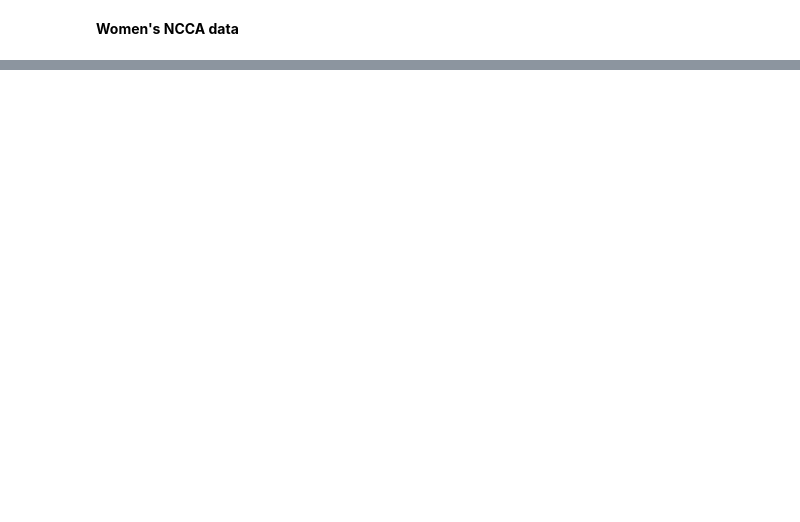
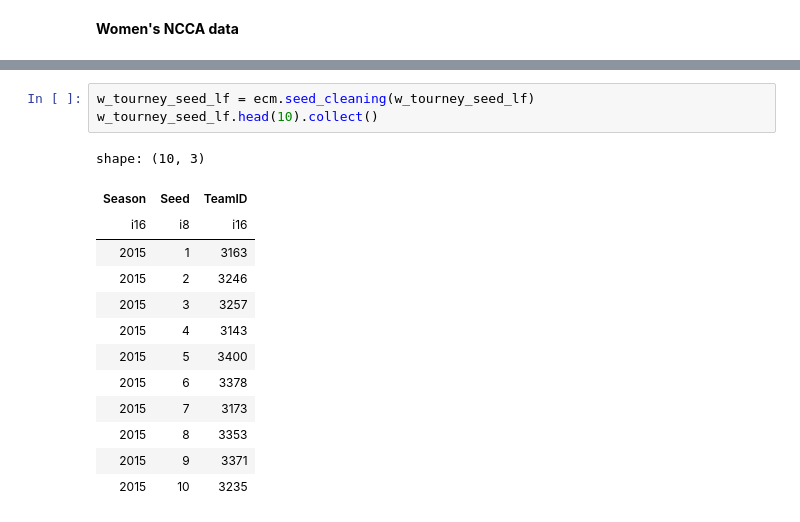
Before and after one commit to wojciech-kielbowicz-it/GitHub-Competition-Code, a Jupyter notebook: march-machine-learning-mania-2026/notebooks/01-exploration_cleaning_feature_engineering.ipynb, the cells around one changed output, grey strips where cells are left out. Cells and saved outputs as stored; diff of their text form; blank space fills up the shorter version.

```diff
--- a/march-machine-learning-mania-2026/notebooks/01-exploration_cleaning_feature_engineering.ipynb
+++ b/march-machine-learning-mania-2026/notebooks/01-exploration_cleaning_feature_engineering.ipynb
@@ -53,0 +298,17 @@ w_tourney_detailed_lf.head(10).collect()
+# %%
+w_tourney_seed_lf = ecm.seed_cleaning(w_tourney_seed_lf)
+w_tourney_seed_lf.head(10).collect()
+# %% [output]
+shape: (10, 3)
+| Season | Seed | TeamID |
+| i16 | i8 | i16 |
+| 2015 | 1 | 3163 |
+| 2015 | 2 | 3246 |
+| 2015 | 3 | 3257 |
+| 2015 | 4 | 3143 |
+| 2015 | 5 | 3400 |
+| 2015 | 6 | 3378 |
+| 2015 | 7 | 3173 |
+| 2015 | 8 | 3353 |
+| 2015 | 9 | 3371 |
+| 2015 | 10 | 3235 |
```
Also changed, not shown: parts of 17 cells of this notebook.
